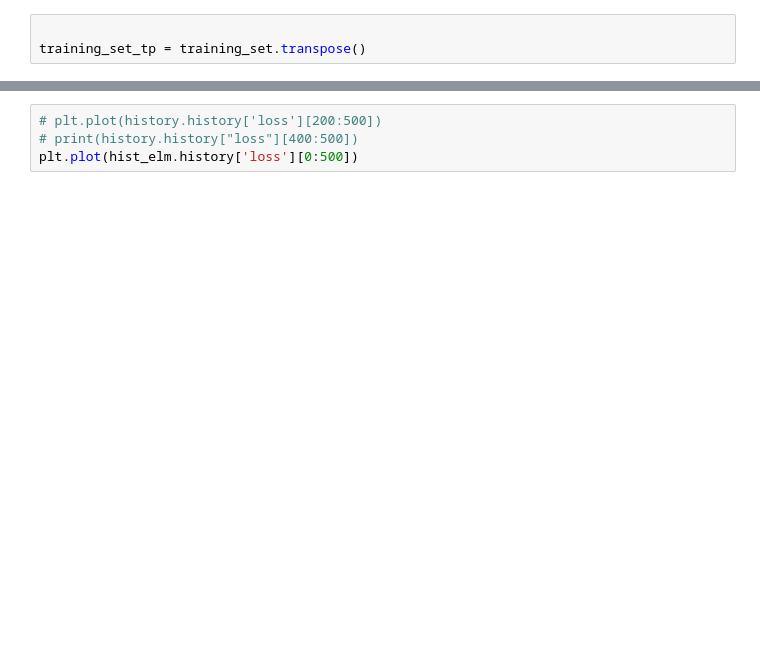
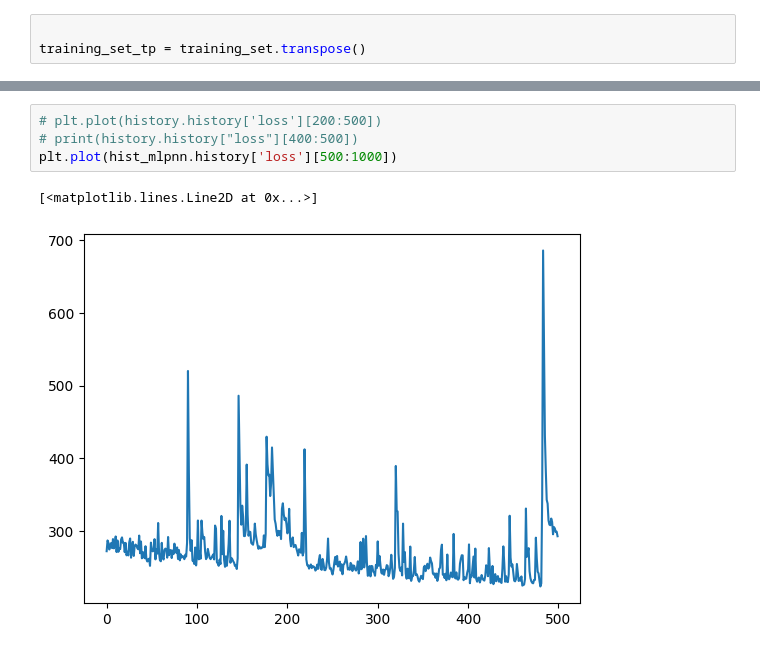
Before and after one commit to 10udCryp7/-Lab-Research-IOT-Weather-Tracking-for-Agriculture, a Jupyter notebook: Train Data/Model.ipynb, the cells around one changed output, grey strips where cells are left out. Drawn from its saved outputs; the diff is of its cells as text; blank space fills up the shorter version.

```diff
--- a/Train Data/Model.ipynb
+++ b/Train Data/Model.ipynb
@@ -127,4 +257,7 @@ plt.plot(y_predict[:,0], m*y_predict[:,0]+b, color = "red")
 # %%
 # plt.plot(history.history['loss'][200:500])
 # print(history.history["loss"][400:500])
-plt.plot(hist_elm.history['loss'][0:500])
+plt.plot(hist_mlpnn.history['loss'][500:1000])
+# %% [output]
+[<matplotlib.lines.Line2D at 0x...>]
+[figure, added]
```
Also changed, not shown: parts of 13 cells of this notebook, 7 other files.
